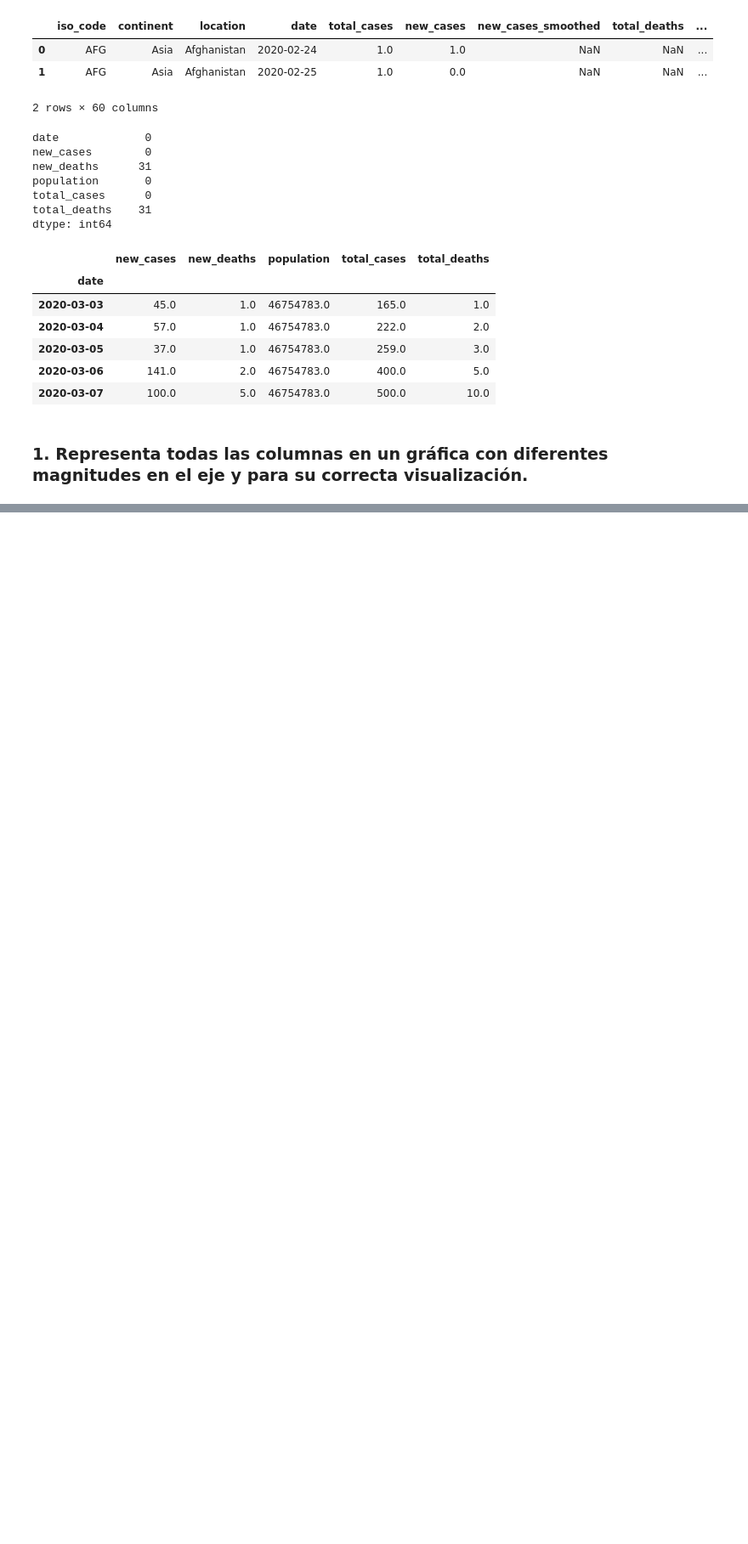
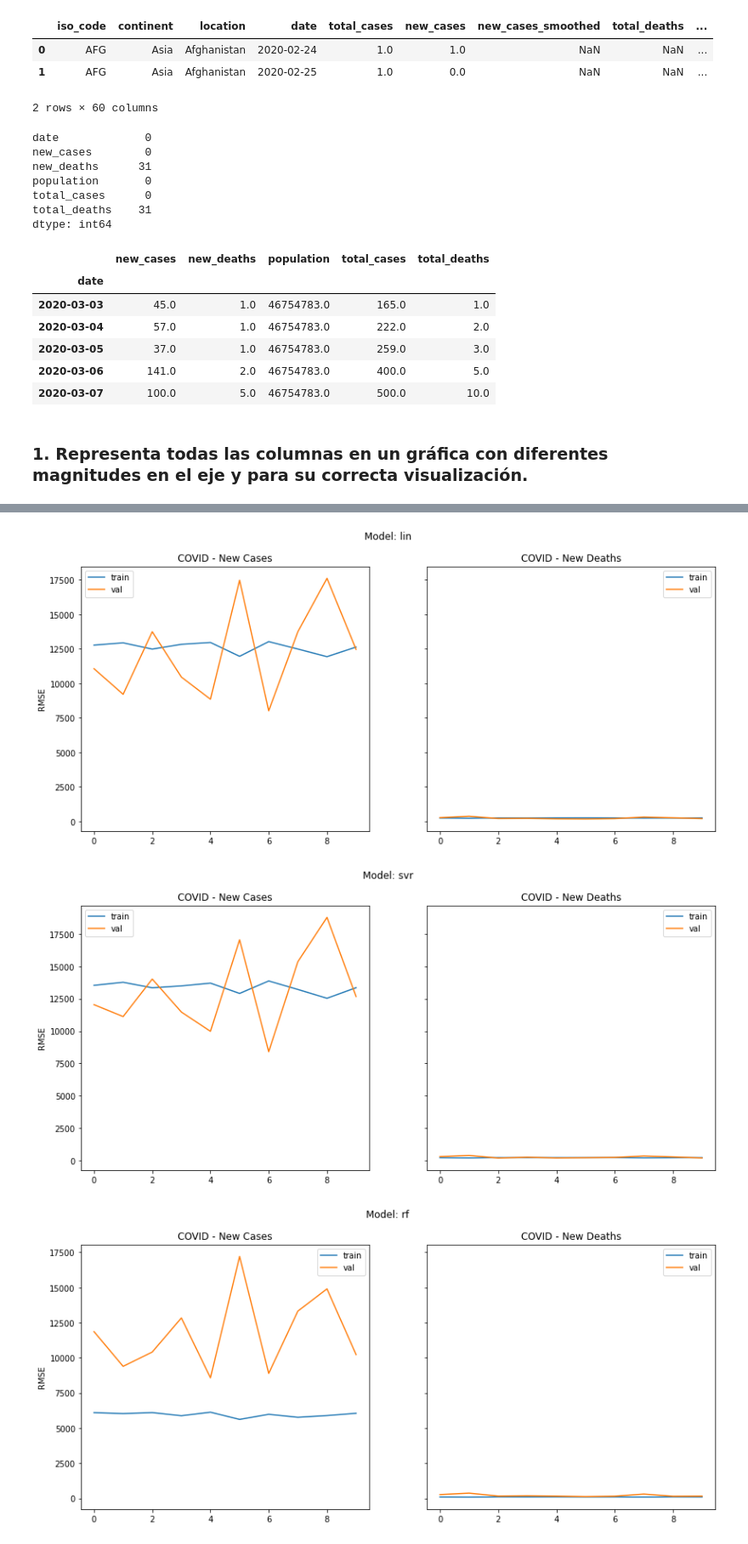
Before and after one commit to Jasc94/thebridge, a Jupyter notebook: week10_ML_competition_pca_kmeans/day1_gridsearch_pipelines/exercises/5.covid-forecast.ipynb, the cells around one changed output, grey strips where cells are left out. Shown at 85% size. Cells and saved outputs as stored; diff of their text form; code cells hidden in the pictures; blank space fills up the shorter version.

```diff
--- a/week10_ML_competition_pca_kmeans/day1_gridsearch_pipelines/exercises/5.covid-forecast.ipynb
+++ b/week10_ML_competition_pca_kmeans/day1_gridsearch_pipelines/exercises/5.covid-forecast.ipynb
@@ -95,0 +231,23 @@ plt.show()
+# %%
+for model_ in model_names:
+    fig, (ax1, ax2) = plt.subplots(1, 2, figsize = (14, 6), sharey = True)
+
+    # For y1
+    ax1.plot(rmses[model_]["y1"]["train_rmses"])
+    ax1.plot(rmses[model_]["y1"]["val_rmses"])
+    ax1.set_ylabel("RMSE")
+    ax1.legend(["train", "val"])
+    ax1.set_title("COVID - New Cases")
+
+    # For y2
+    ax2.plot(rmses[model_]["y2"]["train_rmses"])
+    ax2.plot(rmses[model_]["y2"]["val_rmses"])
+    ax2.legend(["train", "val"])
+    ax2.set_title("COVID - New Deaths")
+
+    plt.suptitle(f"Model: {model_}")
+    plt.show()
+# %% [output]
+[figure, added]
+[figure, added]
+[figure, added]
```
Also changed, not shown: parts of 13 cells of this notebook, 9 other files.
